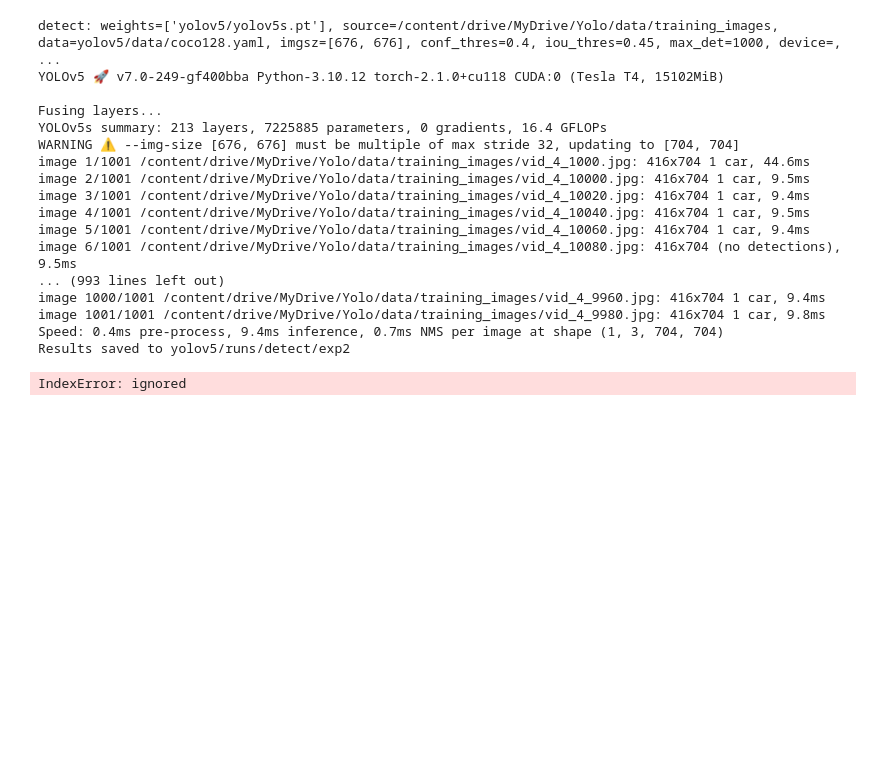
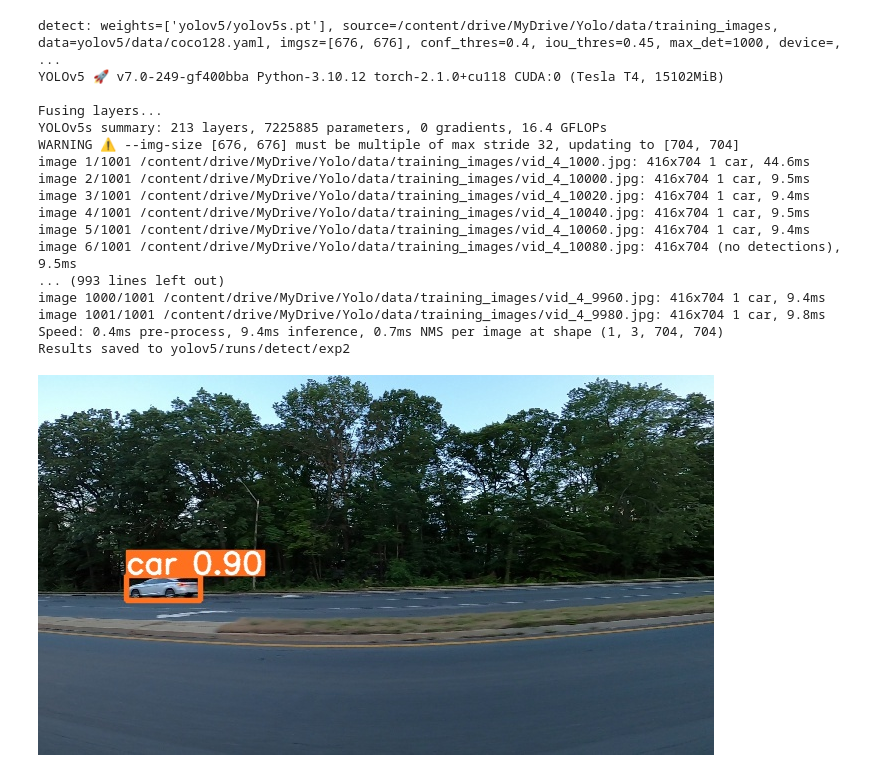
Before and after one commit to iMan0405/Portfolio_DT_vs_AI, a Jupyter notebook: Yolo_Car_Object_Detection.ipynb, the cells around one changed output. Drawn from its saved outputs; the diff is of its cells as text; code cells hidden in the pictures; blank space fills up the shorter version.

```diff
--- a/Yolo_Car_Object_Detection.ipynb
+++ b/Yolo_Car_Object_Detection.ipynb
@@ -151,5 +127,5 @@ for (dirpath, dirnames, filenames) in os.walk("/content/yolov5/runs/detect/exp")
     predicted_files.extend(filenames)
 # %%
-Image(filename=f'/content/yolov5/runs/detect/exp/{random.choice(predicted_files)}')
+Image(filename=f'yolov5/runs/detect/exp2/{random.choice(predicted_files)}')
 # %% [output]
-IndexError: ignored
+[figure, added]
```
Also changed, not shown: parts of 2 cells of this notebook.
